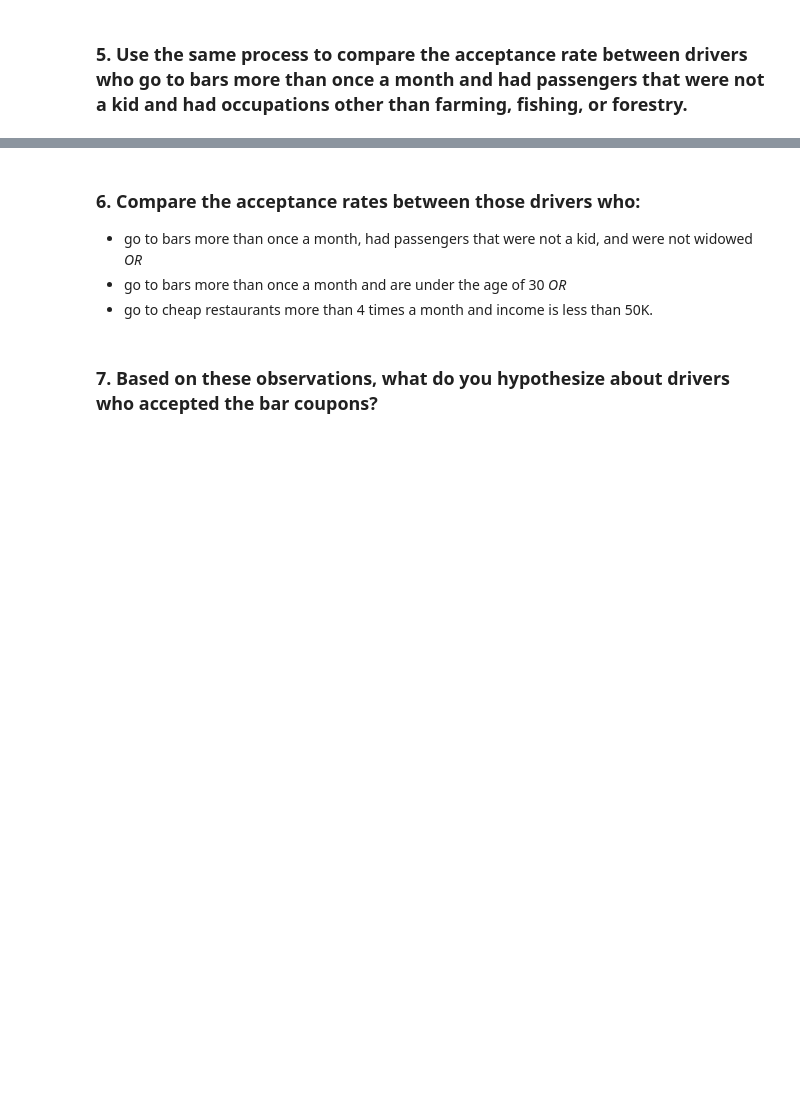
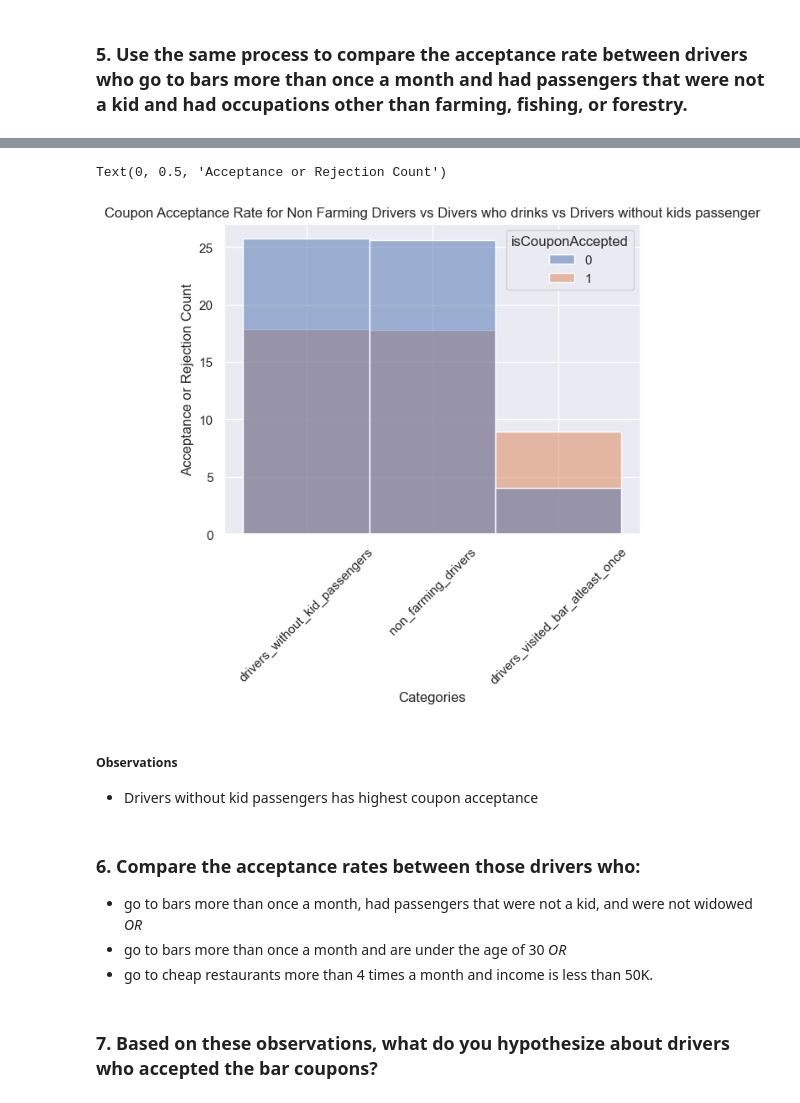
Before and after one commit to akumarb2010/coupon-recommendation-model, a Jupyter notebook: coupon_recommendation_model_analysis.ipynb, the cells around one changed output, grey strips where cells are left out. Cells and saved outputs as stored; diff of their text form; code cells hidden in the pictures; blank space fills up the shorter version.

```diff
--- a/coupon_recommendation_model_analysis.ipynb
+++ b/coupon_recommendation_model_analysis.ipynb
@@ -364,3 +487,18 @@ Text(0.5, 0, 'isCouponAccepted (0=Not accepted, 1=Accepted)')
+# %%
+# Comparing the above categories using Seaborn hist plot
+sns.histplot(bar_drivers_union_df, x = 'category', stat="percent", hue="isCouponAccepted")
+# x = 'isCouponAccepted', stat="percent",
+plt.title('Coupon Acceptance Rate for Non Farming Drivers vs Divers who drinks vs Drivers without kids passenger')
+plt.xlabel('Categories')
+plt.tick_params(axis='x', rotation=45)
+plt.ylabel('Acceptance or Rejection Count')
+# %% [output]
+Text(0, 0.5, 'Acceptance or Rejection Count')
+[figure, added]
+# %% [markdown]
+##### Observations
+
+* Drivers without kid passengers has highest coupon acceptance
 # %% [markdown]
 ### 6. Compare the acceptance rates between those drivers who:
 
```
Also changed, not shown: parts of 22 cells of this notebook, 1 other file.
